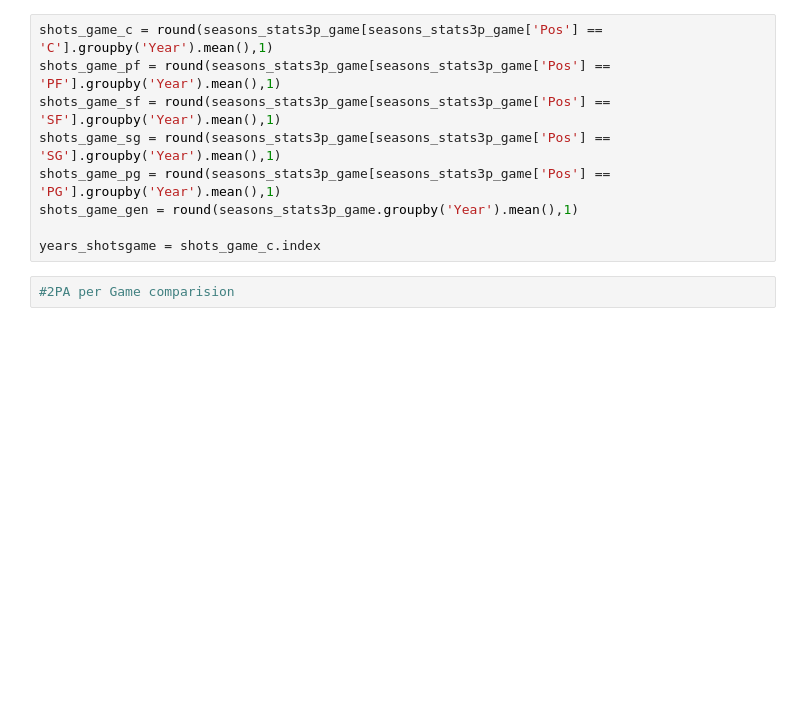
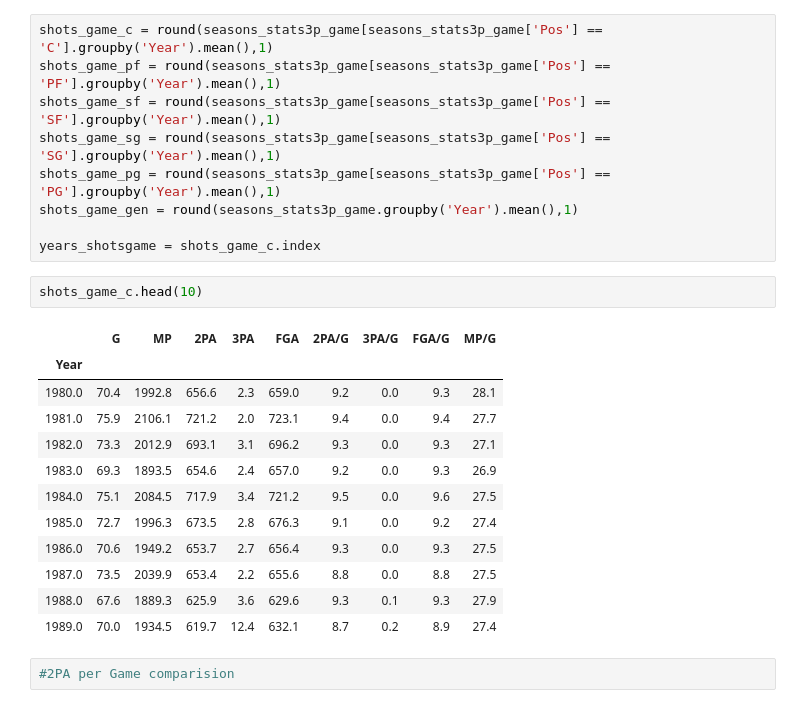
Before and after one commit to shilaj-10/Python-Programming, a Jupyter notebook: Project/NBA_2p_Vs_3p.ipynb, the cells around one changed output. Drawn from its saved outputs; the diff is of its cells as text; blank space fills up the shorter version.

```diff
--- a/Project/NBA_2p_Vs_3p.ipynb
+++ b/Project/NBA_2p_Vs_3p.ipynb
@@ -235,6 +252,21 @@ shots_game_pg = round(seasons_stats3p_game[seasons_stats3p_game['Pos'] == 'PG'].
 shots_game_gen = round(seasons_stats3p_game.groupby('Year').mean(),1)
 
 years_shotsgame = shots_game_c.index
+# %%
+shots_game_c.head(10)
+# %% [output]
+|  | G | MP | 2PA | 3PA | FGA | 2PA/G | 3PA/G | FGA/G | MP/G |
+| Year |  |  |  |  |  |  |  |  |  |
+| 1980.0 | 70.4 | 1992.8 | 656.6 | 2.3 | 659.0 | 9.2 | 0.0 | 9.3 | 28.1 |
+| 1981.0 | 75.9 | 2106.1 | 721.2 | 2.0 | 723.1 | 9.4 | 0.0 | 9.4 | 27.7 |
+| 1982.0 | 73.3 | 2012.9 | 693.1 | 3.1 | 696.2 | 9.3 | 0.0 | 9.3 | 27.1 |
+| 1983.0 | 69.3 | 1893.5 | 654.6 | 2.4 | 657.0 | 9.2 | 0.0 | 9.3 | 26.9 |
+| 1984.0 | 75.1 | 2084.5 | 717.9 | 3.4 | 721.2 | 9.5 | 0.0 | 9.6 | 27.5 |
+| 1985.0 | 72.7 | 1996.3 | 673.5 | 2.8 | 676.3 | 9.1 | 0.0 | 9.2 | 27.4 |
+| 1986.0 | 70.6 | 1949.2 | 653.7 | 2.7 | 656.4 | 9.3 | 0.0 | 9.3 | 27.5 |
+| 1987.0 | 73.5 | 2039.9 | 653.4 | 2.2 | 655.6 | 8.8 | 0.0 | 8.8 | 27.5 |
+| 1988.0 | 67.6 | 1889.3 | 625.9 | 3.6 | 629.6 | 9.3 | 0.1 | 9.3 | 27.9 |
+| 1989.0 | 70.0 | 1934.5 | 619.7 | 12.4 | 632.1 | 8.7 | 0.2 | 8.9 | 27.4 |
 # %%
 #2PA per Game comparision
 # %%
```
Also changed, not shown: parts of 26 cells of this notebook.
